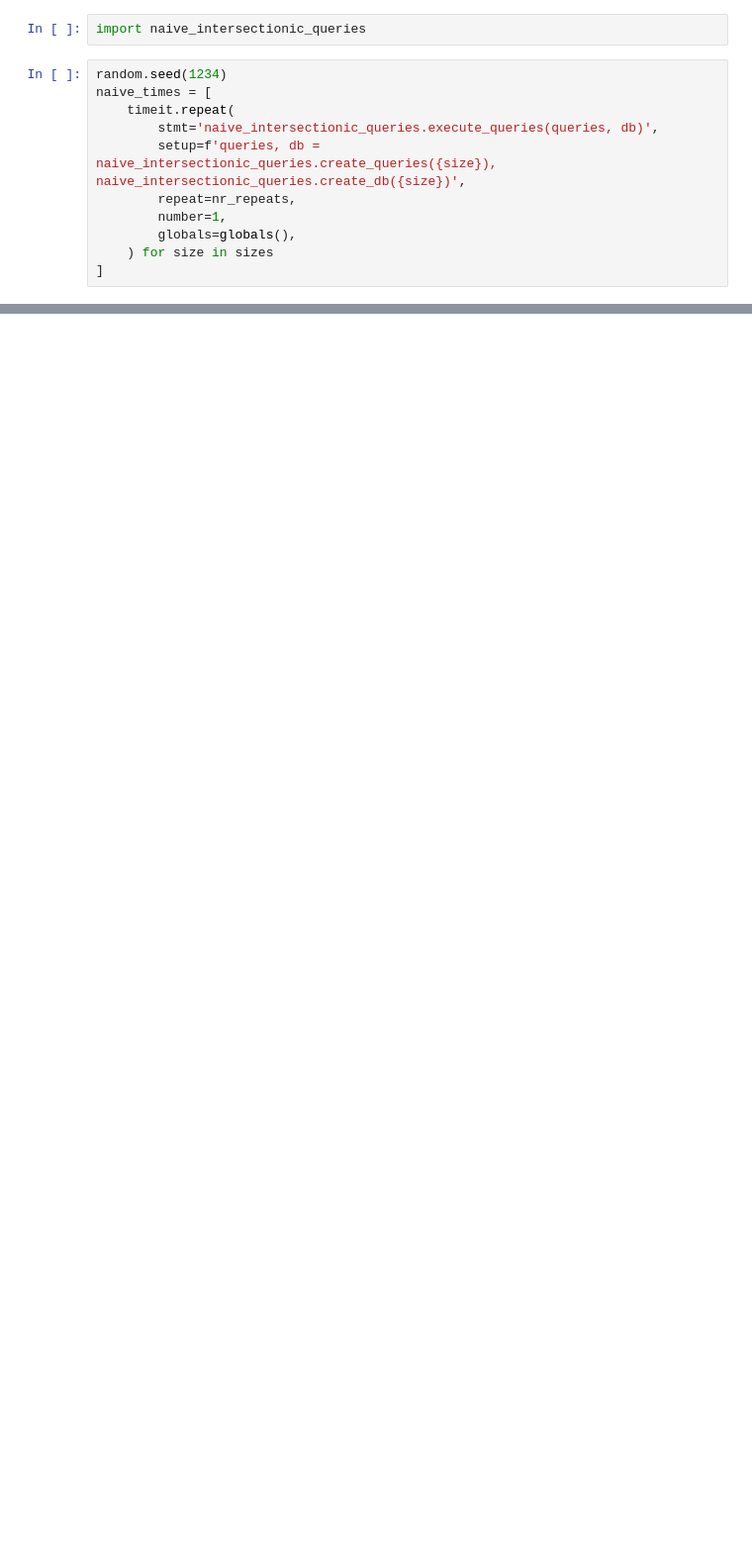
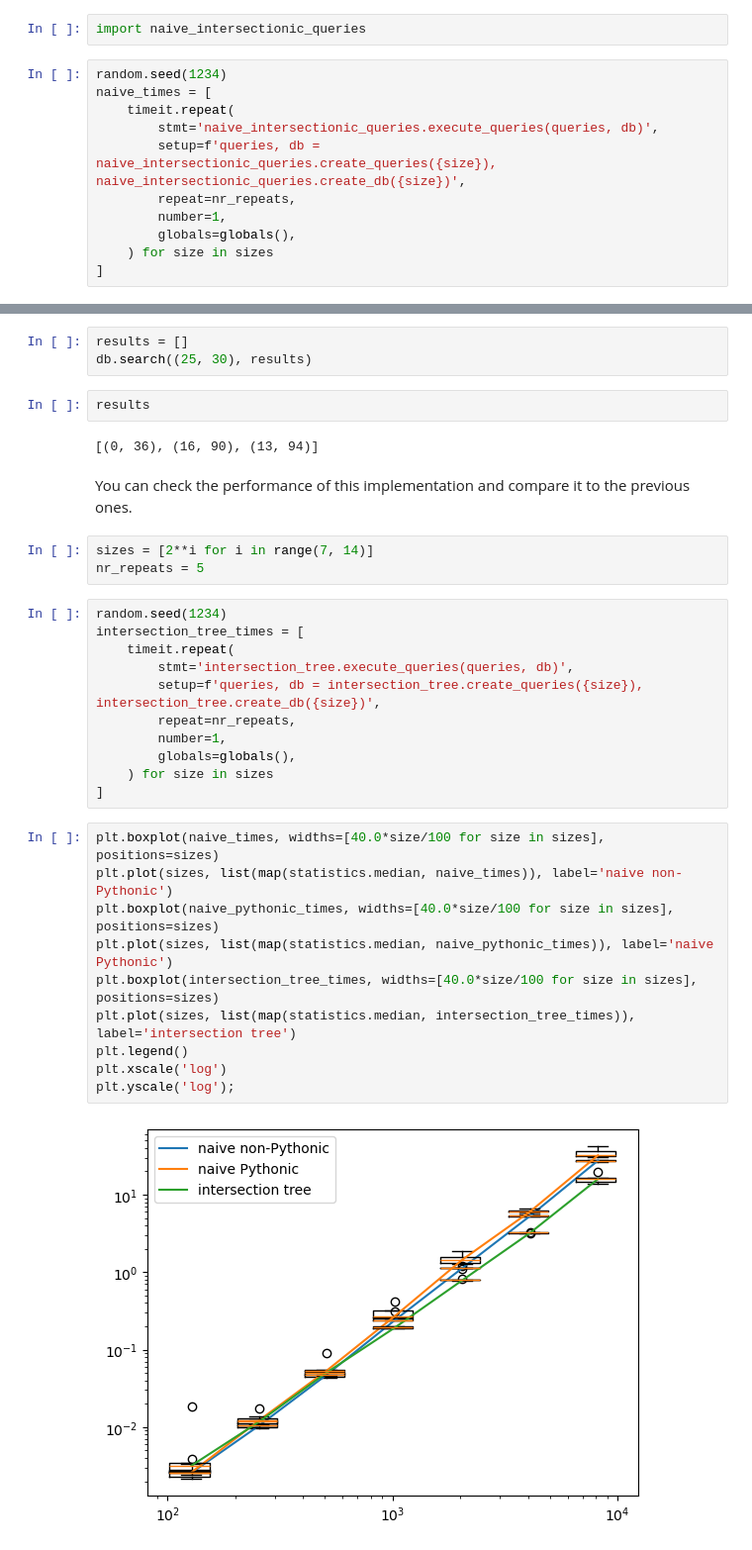
Before and after one commit to gjbex/Python-for-programmers, a Jupyter notebook: source_code/intersection_trees/intersection_trees.ipynb, the cells around one changed output, grey strips where cells are left out. Shown: that part at 99% size. Saved outputs shown, nothing was run; the diff lists cells and outputs as text; blank space fills up the shorter version.

```diff
--- a/source_code/intersection_trees/intersection_trees.ipynb
+++ b/source_code/intersection_trees/intersection_trees.ipynb
@@ -123,0 +196,35 @@ naive_pythonic_times[-1]
+# %%
+results = []
+db.search((25, 30), results)
+# %%
+results
+# %% [output]
+[(0, 36), (16, 90), (13, 94)]
+# %% [markdown]
+You can check the performance of this implementation and compare it to the previous ones.
+# %%
+sizes = [2**i for i in range(7, 14)]
+nr_repeats = 5
+# %%
+random.seed(1234)
+intersection_tree_times = [
+    timeit.repeat(
+        stmt='intersection_tree.execute_queries(queries, db)',
+        setup=f'queries, db = intersection_tree.create_queries({size}), intersection_tree.create_db({size})',
+        repeat=nr_repeats,
+        number=1,
+        globals=globals(),
+    ) for size in sizes
+]
+# %%
+plt.boxplot(naive_times, widths=[40.0*size/100 for size in sizes], positions=sizes)
+plt.plot(sizes, list(map(statistics.median, naive_times)), label='naive non-Pythonic')
+plt.boxplot(naive_pythonic_times, widths=[40.0*size/100 for size in sizes], positions=sizes)
+plt.plot(sizes, list(map(statistics.median, naive_pythonic_times)), label='naive Pythonic')
+plt.boxplot(intersection_tree_times, widths=[40.0*size/100 for size in sizes], positions=sizes)
+plt.plot(sizes, list(map(statistics.median, intersection_tree_times)), label='intersection tree')
+plt.legend()
+plt.xscale('log')
+plt.yscale('log');
+# %% [output]
+[figure, added]
```
Also changed, not shown: parts of 32 cells of this notebook, 1 other file.
